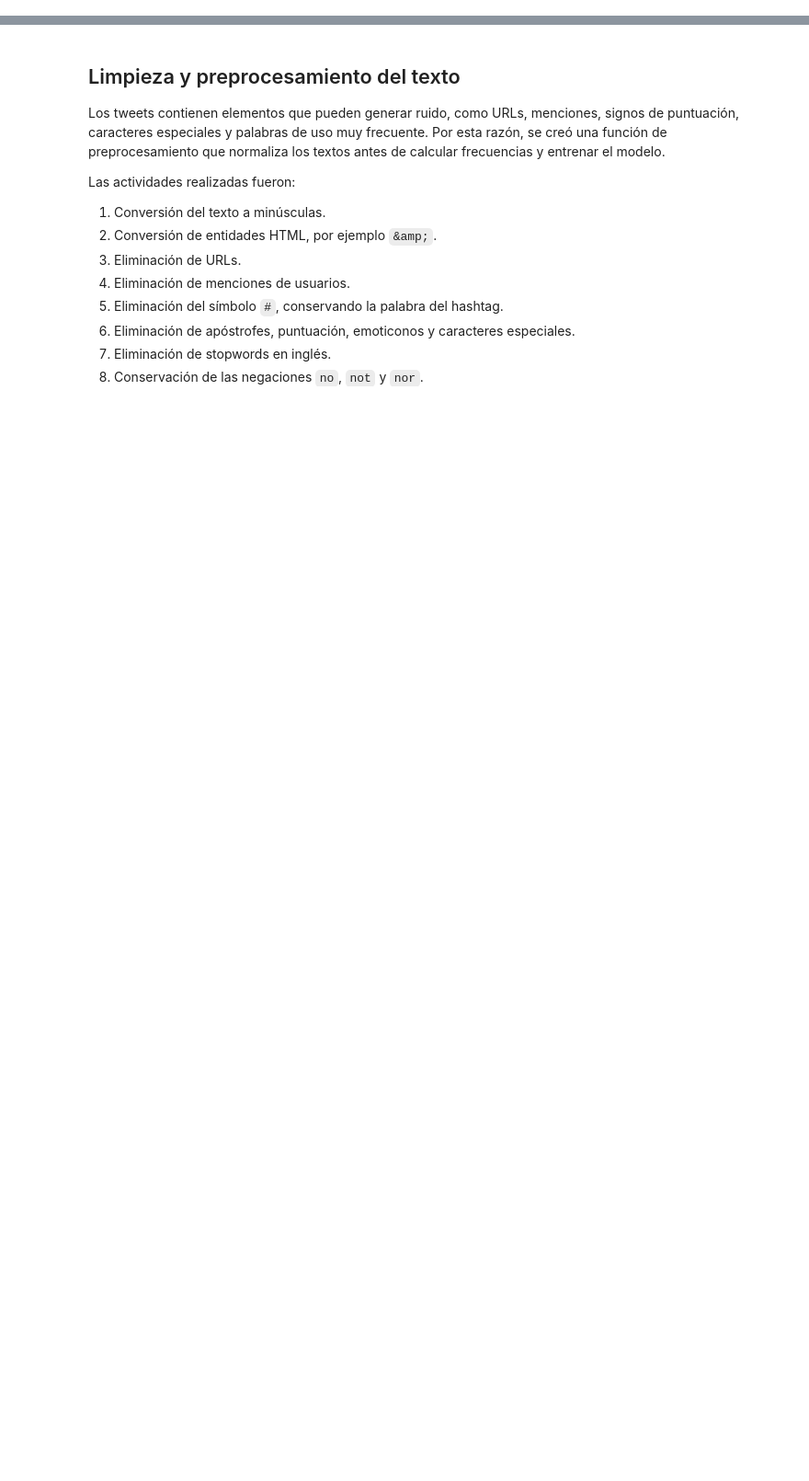
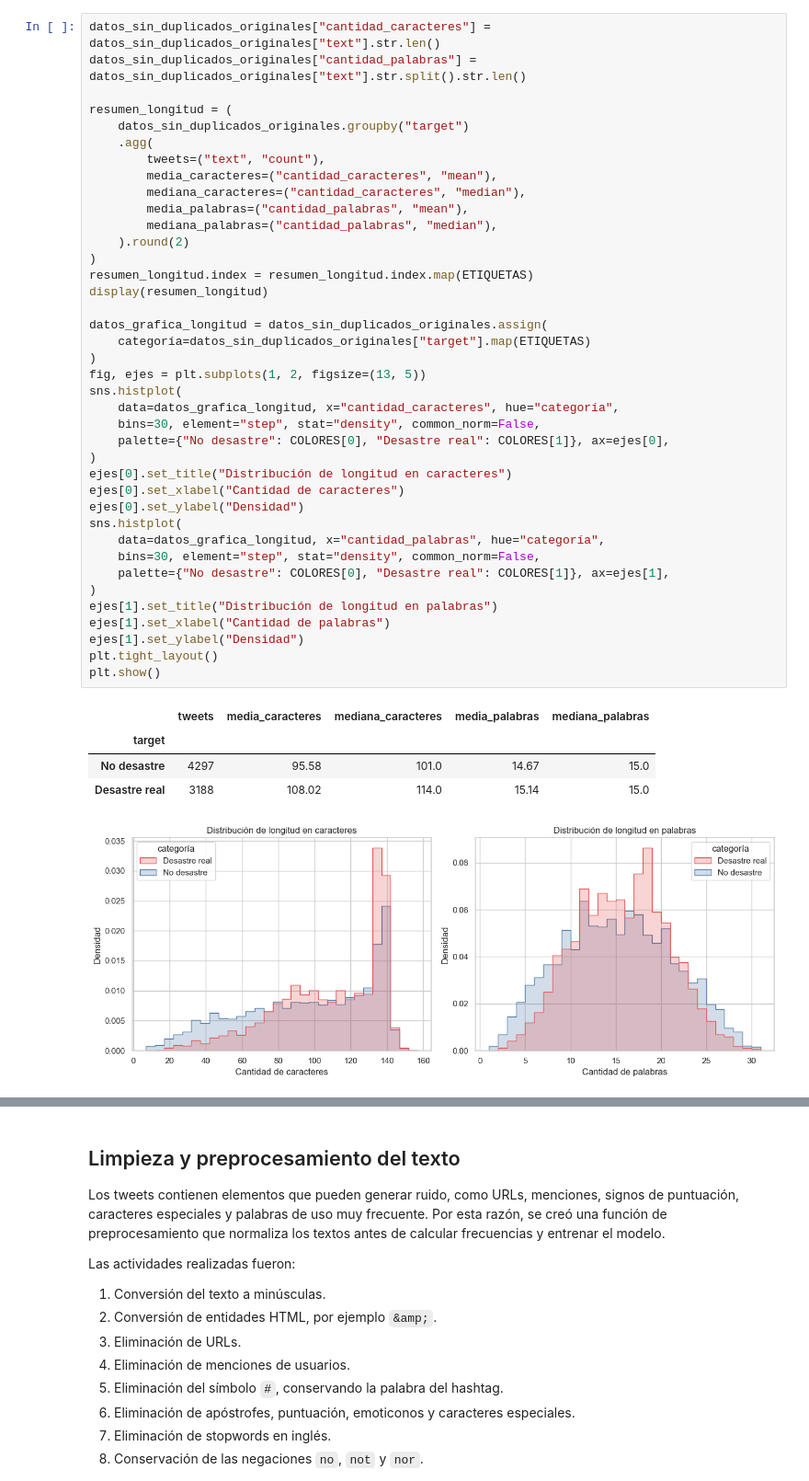
Before and after one commit to tismajo/CC3084-Laboratorio5, a Jupyter notebook: Laboratorio5.ipynb, the cells around one changed output, grey strips where cells are left out. Shown at 92% size. Cells and saved outputs as stored; diff of their text form; blank space fills up the shorter version.

```diff
--- a/Laboratorio5.ipynb
+++ b/Laboratorio5.ipynb
@@ -470,0 +218,45 @@ La diferencia entre caracteres y palabras también puede deberse a la presencia
+# %%
+datos_sin_duplicados_originales["cantidad_caracteres"] = datos_sin_duplicados_originales["text"].str.len()
+datos_sin_duplicados_originales["cantidad_palabras"] = datos_sin_duplicados_originales["text"].str.split().str.len()
+
+resumen_longitud = (
+    datos_sin_duplicados_originales.groupby("target")
+    .agg(
+        tweets=("text", "count"),
+        media_caracteres=("cantidad_caracteres", "mean"),
+        mediana_caracteres=("cantidad_caracteres", "median"),
+        media_palabras=("cantidad_palabras", "mean"),
+        mediana_palabras=("cantidad_palabras", "median"),
+    ).round(2)
+)
+resumen_longitud.index = resumen_longitud.index.map(ETIQUETAS)
+display(resumen_longitud)
+
+datos_grafica_longitud = datos_sin_duplicados_originales.assign(
+    categoría=datos_sin_duplicados_originales["target"].map(ETIQUETAS)
+)
+fig, ejes = plt.subplots(1, 2, figsize=(13, 5))
+sns.histplot(
+    data=datos_grafica_longitud, x="cantidad_caracteres", hue="categoría",
+    bins=30, element="step", stat="density", common_norm=False,
+    palette={"No desastre": COLORES[0], "Desastre real": COLORES[1]}, ax=ejes[0],
+)
+ejes[0].set_title("Distribución de longitud en caracteres")
+ejes[0].set_xlabel("Cantidad de caracteres")
+ejes[0].set_ylabel("Densidad")
+sns.histplot(
+    data=datos_grafica_longitud, x="cantidad_palabras", hue="categoría",
+    bins=30, element="step", stat="density", common_norm=False,
+    palette={"No desastre": COLORES[0], "Desastre real": COLORES[1]}, ax=ejes[1],
+)
+ejes[1].set_title("Distribución de longitud en palabras")
+ejes[1].set_xlabel("Cantidad de palabras")
+ejes[1].set_ylabel("Densidad")
+plt.tight_layout()
+plt.show()
+# %% [output]
+|  | tweets | media_caracteres | mediana_caracteres | media_palabras | mediana_palabras |
+| target |  |  |  |  |  |
+| No desastre | 4297 | 95.58 | 101.0 | 14.67 | 15.0 |
+| Desastre real | 3188 | 108.02 | 114.0 | 15.14 | 15.0 |
+[figure, added]
```
Also changed, not shown: parts of 29 cells of this notebook, 3 other files.
